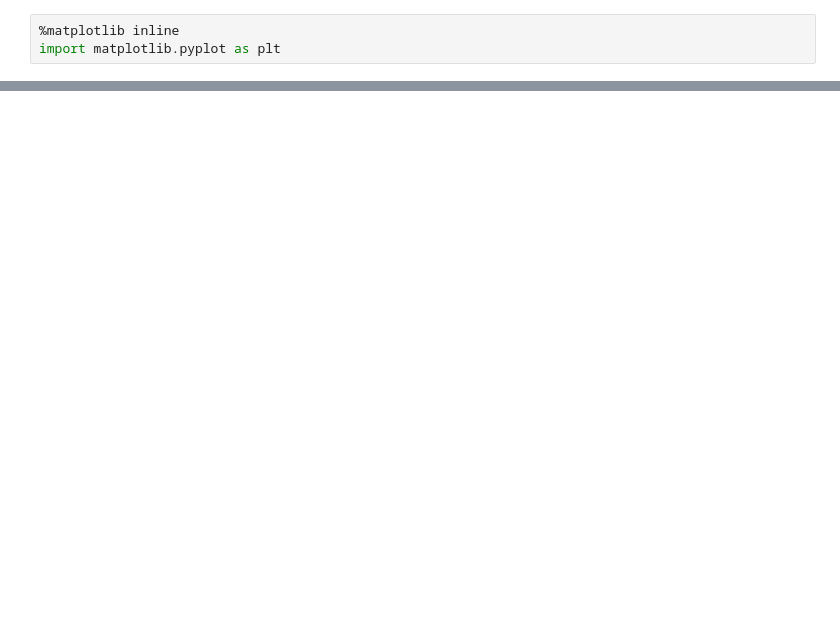
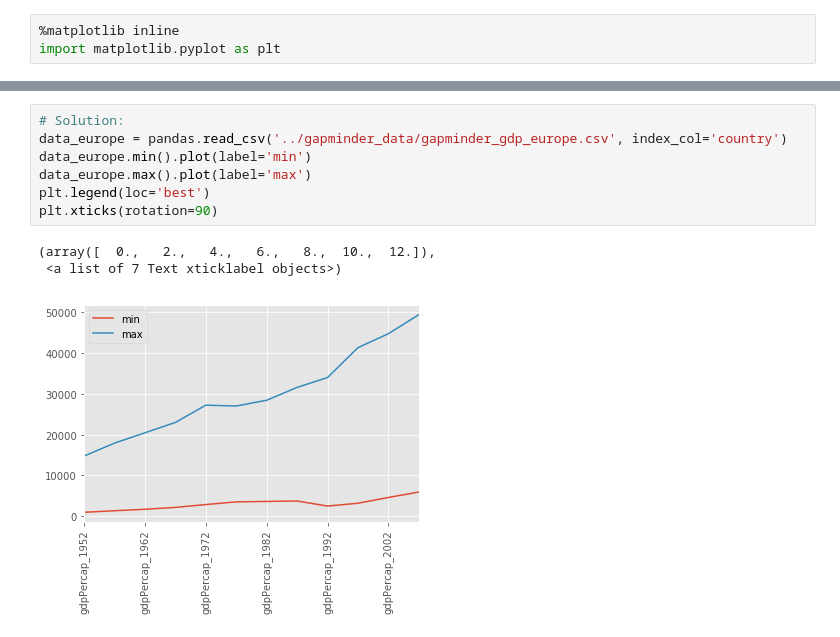
Before and after one commit to UA-Carpentries-Workshops/workshop-resources, a Jupyter notebook: 2018-02-10-Tucson/Python/12-plotting.ipynb, the cells around one changed output, grey strips where cells are left out. Cells and saved outputs as stored; diff of their text form; blank space fills up the shorter version.

```diff
--- a/2018-02-10-Tucson/Python/12-plotting.ipynb
+++ b/2018-02-10-Tucson/Python/12-plotting.ipynb
@@ -181,0 +151,11 @@ data.T.plot.scatter(x = 'Australia', y = 'New Zealand')
+# %%
+# Solution:
+data_europe = pandas.read_csv('../gapminder_data/gapminder_gdp_europe.csv', index_col='country')
+data_europe.min().plot(label='min')
+data_europe.max().plot(label='max')
+plt.legend(loc='best')
+plt.xticks(rotation=90)
+# %% [output]
+(array([  0.,   2.,   4.,   6.,   8.,  10.,  12.]),
+ <a list of 7 Text xticklabel objects>)
+[figure, added]
```
Also changed, not shown: parts of 29 cells of this notebook, 9 other files.
